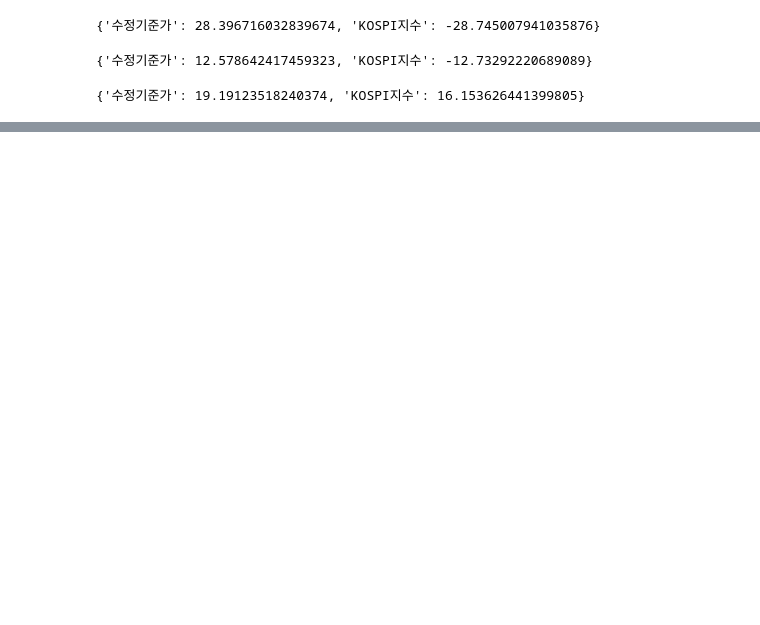
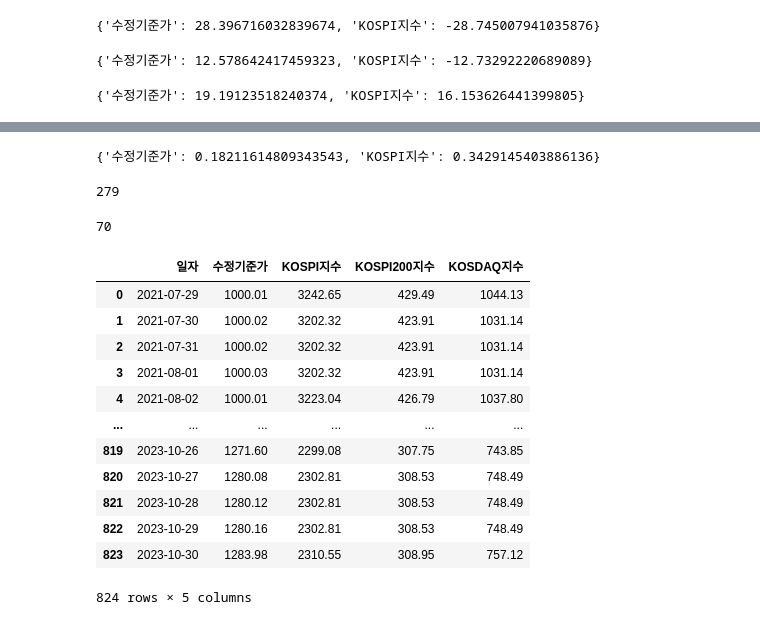
Before and after one commit to haniil/rpa-report-generator2-capstone, a Jupyter notebook: test-notebook.ipynb, the cells around one changed output, grey strips where cells are left out. Saved outputs shown, nothing was run; the diff lists cells and outputs as text; code cells hidden in the pictures; blank space fills up the shorter version.

```diff
--- a/test-notebook.ipynb
+++ b/test-notebook.ipynb
@@ -476,0 +675,43 @@ dtype: float64
+# %%
+m.get_mdd()
+# %% [output]
+{'수정기준가': 0.18211614809343543, 'KOSPI지수': 0.3429145403886136}
+# %%
+positive_counts = (m.daily_returns['KOSPI지수'] < 0).sum()
+
+print(positive_counts)
+# %% [output]
+279
+# %%
+zero_rows = (m.daily_returns['수정기준가'] == 0) & (m.daily_returns['KOSPI지수'] == 0)
+
+# 해당 조건을 만족하는 행의 수 계산
+count_zero_rows = zero_rows.sum()
+
+print(count_zero_rows)
+# %% [output]
+70
+# %%
+t = M8186(fund_code = '100004')
+t.get_df_ref(['일자', '수정기준가', 'KOSPI지수', 'KOSPI200지수', 'KOSDAQ지수'])
+t.filter_by_date_range()
+t.convert_to_float(['수정기준가', 'KOSPI지수', 'KOSPI200지수', 'KOSDAQ지수'])
+t.fill_zero_with_previous(['수정기준가', 'KOSPI지수', 'KOSPI200지수', 'KOSDAQ지수'])
+
+df = t.df
+# %%
+df
+# %% [output]
+|  | 일자 | 수정기준가 | KOSPI지수 | KOSPI200지수 | KOSDAQ지수 |
+| 0 | 2021-07-29 | 1000.01 | 3242.65 | 429.49 | 1044.13 |
+| 1 | 2021-07-30 | 1000.02 | 3202.32 | 423.91 | 1031.14 |
+| 2 | 2021-07-31 | 1000.02 | 3202.32 | 423.91 | 1031.14 |
+| 3 | 2021-08-01 | 1000.03 | 3202.32 | 423.91 | 1031.14 |
+| 4 | 2021-08-02 | 1000.01 | 3223.04 | 426.79 | 1037.80 |
+| ... | ... | ... | ... | ... | ... |
+| 819 | 2023-10-26 | 1271.60 | 2299.08 | 307.75 | 743.85 |
+| 820 | 2023-10-27 | 1280.08 | 2302.81 | 308.53 | 748.49 |
+| 821 | 2023-10-28 | 1280.12 | 2302.81 | 308.53 | 748.49 |
+| 822 | 2023-10-29 | 1280.16 | 2302.81 | 308.53 | 748.49 |
+| 823 | 2023-10-30 | 1283.98 | 2310.55 | 308.95 | 757.12 |
+824 rows × 5 columns
```
Also changed, not shown: parts of 18 cells of this notebook.
